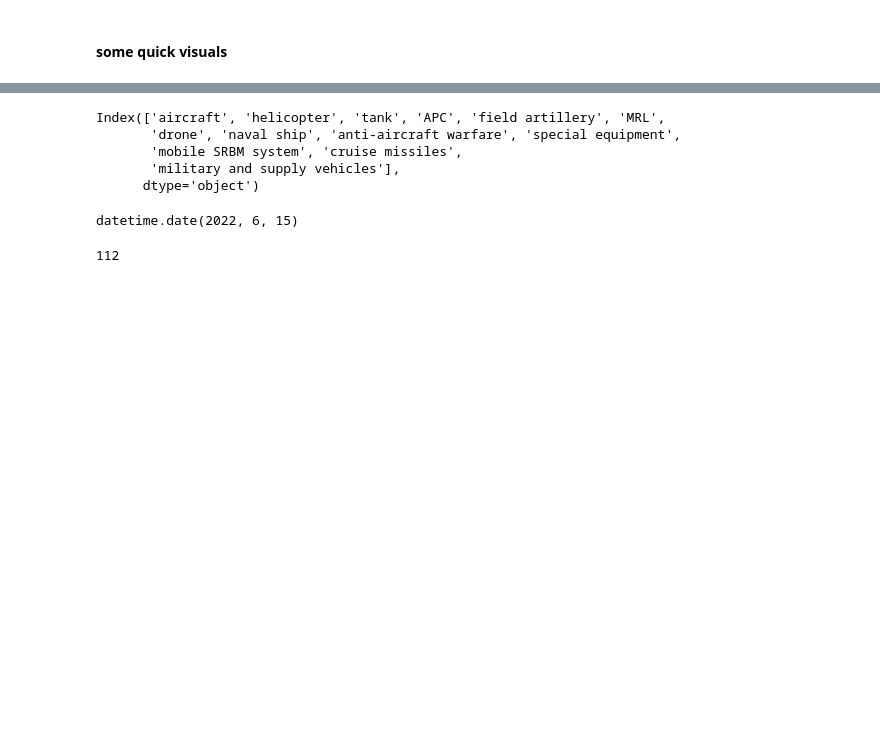
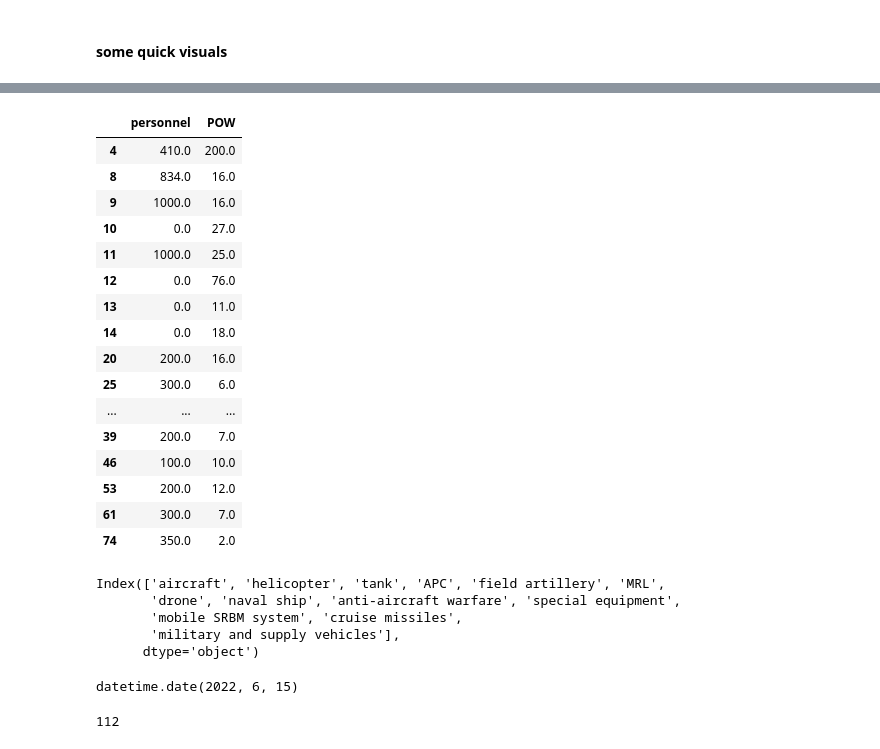
Before and after one commit to kulturkamp/2022-war-losses-dashboard, a Jupyter notebook: russian-loses.ipynb, the cells around one changed output, grey strips where cells are left out. Saved outputs shown, nothing was run; the diff lists cells and outputs as text; code cells hidden in the pictures; blank space fills up the shorter version.

```diff
--- a/russian-loses.ipynb
+++ b/russian-loses.ipynb
@@ -308,0 +339,20 @@ px.colors.qualitative.swatches()
+# %%
+df_personnel_daily[['personnel', 'POW']].query('POW != 0.0')
+# %% [output]
+|  | personnel | POW |
+| 4 | 410.0 | 200.0 |
+| 8 | 834.0 | 16.0 |
+| 9 | 1000.0 | 16.0 |
+| 10 | 0.0 | 27.0 |
+| 11 | 1000.0 | 25.0 |
+| 12 | 0.0 | 76.0 |
+| 13 | 0.0 | 11.0 |
+| 14 | 0.0 | 18.0 |
+| 20 | 200.0 | 16.0 |
+| 25 | 300.0 | 6.0 |
+| ... | ... | ... |
+| 39 | 200.0 | 7.0 |
+| 46 | 100.0 | 10.0 |
+| 53 | 200.0 | 12.0 |
+| 61 | 300.0 | 7.0 |
+| 74 | 350.0 | 2.0 |
```
Also changed, not shown: parts of 11 cells of this notebook, 1 other file.
